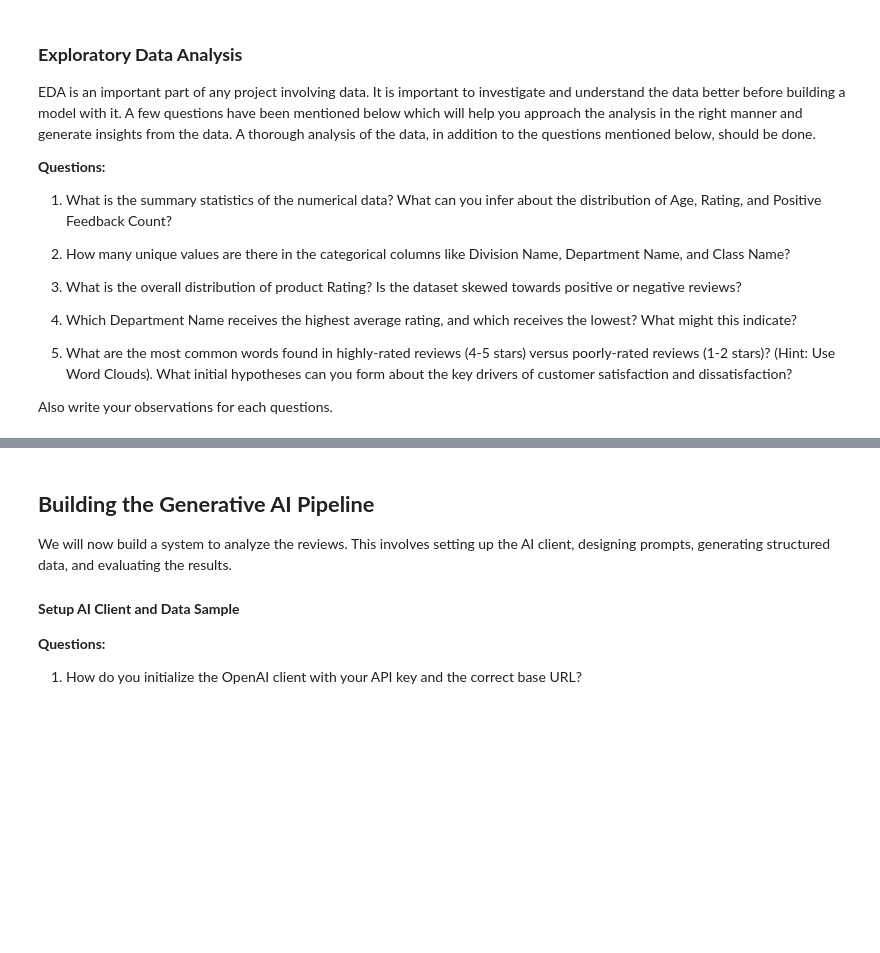
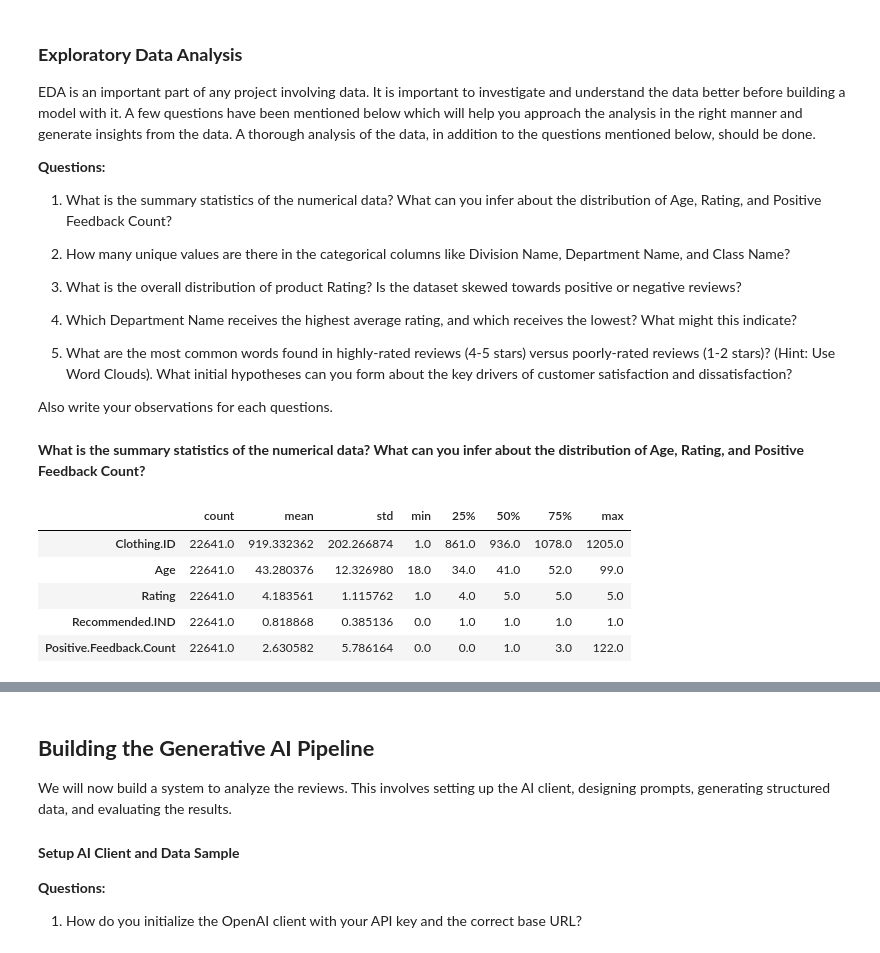
Before and after one commit to mikejoe144/MIT_Course_Capstone_Project, a Jupyter notebook: Real-Time_Retail_Feedback_Intelligence_Full_code.ipynb, the cells around one changed output, grey strips where cells are left out. Drawn from its saved outputs; the diff is of its cells as text; code cells hidden in the pictures; blank space fills up the shorter version.

```diff
--- a/Real-Time_Retail_Feedback_Intelligence_Full_code.ipynb
+++ b/Real-Time_Retail_Feedback_Intelligence_Full_code.ipynb
@@ -269,3 +277,17 @@ EDA is an important part of any project involving data. It is important to inves
 5.  What are the most common words found in highly-rated reviews (4-5 stars) versus poorly-rated reviews (1-2 stars)? (Hint: Use Word Clouds). What initial hypotheses can you form about the key drivers of customer satisfaction and dissatisfaction?
 
 Also write your observations for each questions.
+# %% [markdown]
+**What is the summary statistics of the numerical data? What can you infer about the distribution of Age, Rating, and Positive Feedback Count?**
+# %%
+# Selecting numerical columns and checking the summary statistics
+num_cols = df.select_dtypes('number').columns
+
+df[num_cols].describe().T
+# %% [output]
+|  | count | mean | std | min | 25% | 50% | 75% | max |
+| Clothing.ID | 22641.0 | 919.332362 | 202.266874 | 1.0 | 861.0 | 936.0 | 1078.0 | 1205.0 |
+| Age | 22641.0 | 43.280376 | 12.326980 | 18.0 | 34.0 | 41.0 | 52.0 | 99.0 |
+| Rating | 22641.0 | 4.183561 | 1.115762 | 1.0 | 4.0 | 5.0 | 5.0 | 5.0 |
+| Recommended.IND | 22641.0 | 0.818868 | 0.385136 | 0.0 | 1.0 | 1.0 | 1.0 | 1.0 |
+| Positive.Feedback.Count | 22641.0 | 2.630582 | 5.786164 | 0.0 | 0.0 | 1.0 | 3.0 | 122.0 |
```
Also changed, not shown: parts of 15 cells of this notebook.
